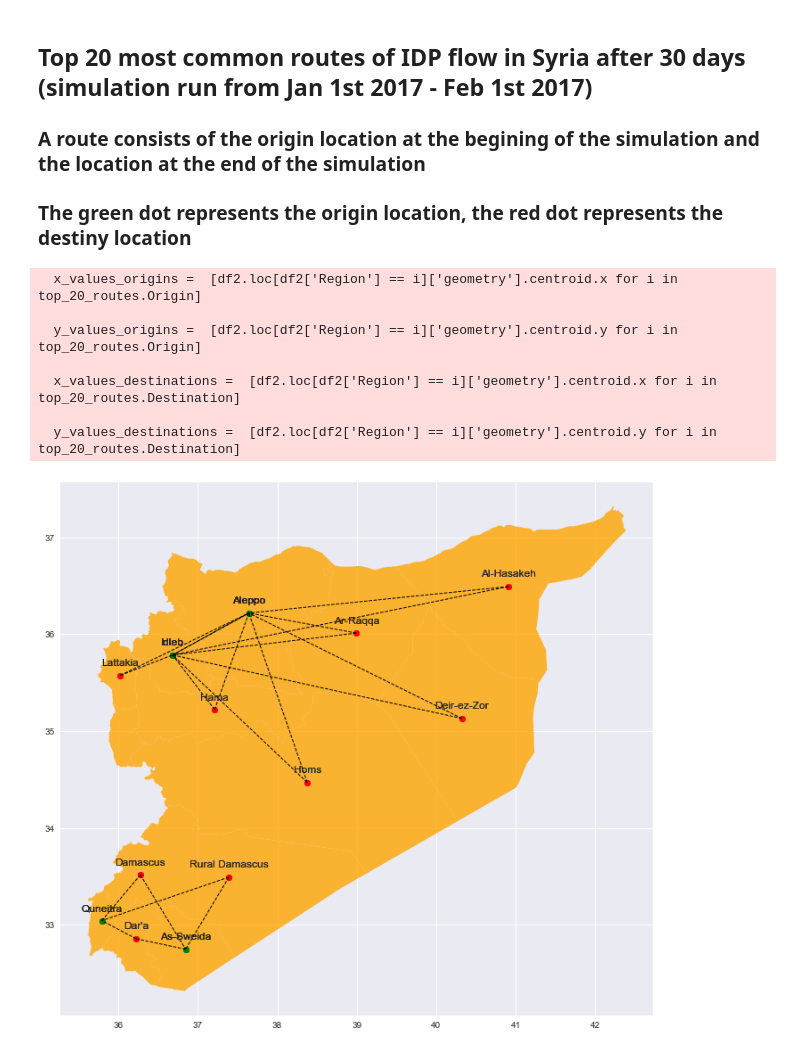
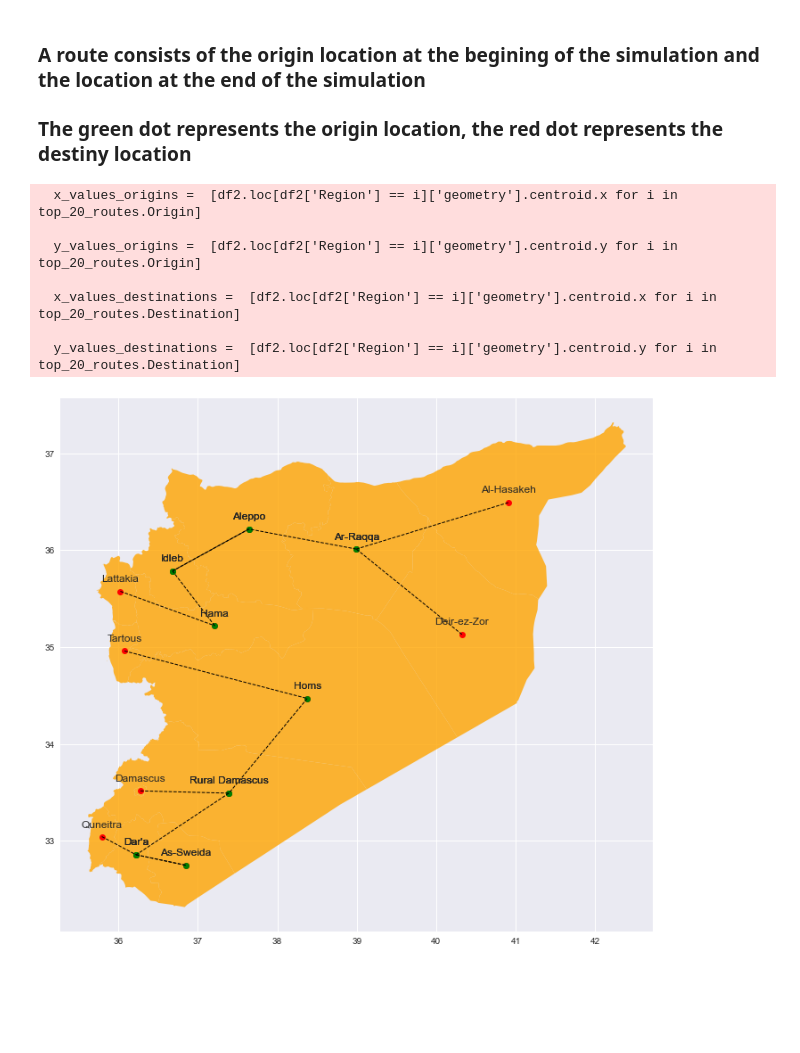
Before and after one commit to VRibeiro01/BA_V_Ribeiro, a Jupyter notebook: Notebooks/analyse_IDP_validation_output.ipynb, the cells around one changed output. Saved outputs shown, nothing was run; the diff lists cells and outputs as text; code cells hidden in the pictures; blank space fills up the shorter version.

```diff
--- a/Notebooks/analyse_IDP_validation_output.ipynb
+++ b/Notebooks/analyse_IDP_validation_output.ipynb
@@ -43,9 +57,16 @@ df_merge_initPop.plot(ax=ax, column='InitPop',cmap='Reds', legend=True)
 # %%
-import pandas as pd
-df_initPop1 = pd.read_csv('data/SyrInitPop.12.csv')
-df_merge_initPop  = df2.merge(df_initPop1, on='Region', how='left')
+df2 = gpd.read_file('data/syria/syrian_districts_3.geojson')
+df2.rename(columns = {'ADM3_EN':'Region'}, inplace = True)
+df_refPop = pd.read_csv('data/SyrRefPop_scen3.csv')
+
+
+#-----------------------------------------------------------
+df_merge_refPop  = df2.merge(df_refPop, on='Region', how='left')
+
 plt.style.use('seaborn')
-plt.rcParams['figure.figsize'] = [16, 11]
+plt.rcParams['figure.figsize'] = [14, 9]
 fig, ax = plt.subplots()
-df_merge_initPop.plot(ax=ax, column='InitPop',cmap='Reds', legend=True)
+df_merge_refPop.plot(ax=ax, column='RefPop', cmap='Reds',legend=True)
+#df_merge_initPop.plot(ax=ax, column='InitPop', cmap='Greens',legend=True)
+fig.savefig("scen3_adm3.png")
 # %% [output]
@@ -58,9 +73,0 @@ df_merge_initPop.plot(ax=ax, column='InitPop',cmap='Reds', legend=True)
-# %%
-df_refPop = pd.read_csv('data/SyrRefPop.12_01_02.csv')
-df_merge_refPop  = df2.merge(df_refPop, on='Region', how='left')
-plt.style.use('seaborn')
-plt.rcParams['figure.figsize'] = [16, 11]
-fig, ax = plt.subplots()
-df_merge_refPop = df_merge_refPop.sort_values('RefPop')
-df_merge_refPop.plot.bar(x='Region', y='RefPop')
-df_merge_refPop.plot(ax=ax, column='RefPop', cmap='Reds',legend=True)
@@ -73,9 +73,0 @@ df_merge_refPop.plot(ax=ax, column='RefPop', cmap='Reds',legend=True)
-# %%
-df_refPop = pd.read_csv('data/SyrRefPop.100_01_03.csv')
-df_merge_refPop  = df2.merge(df_refPop, on='Region', how='left')
-plt.style.use('seaborn')
-plt.rcParams['figure.figsize'] = [16, 11]
-fig, ax = plt.subplots()
-df_merge_refPop = df_merge_refPop.sort_values('RefPop')
-df_merge_refPop.plot.bar(x='Region', y='RefPop')
-df_merge_refPop.plot(ax=ax, column='RefPop', cmap='Reds',legend=True)
@@ -86,6 +78,7 @@ df_merge_refPop.plot(ax=ax, column='RefPop', cmap='Reds',legend=True)
 # %%
-df_routes = pd.read_csv('data/SyrRoutes.csv')
+df_routes = pd.read_csv('data/syria/scenario/SyrRoutes.scen4_mar.csv')
 df_routes = df_routes[df_routes.Number > 0]
-top_20_routes = df_routes.nlargest(20, 'Number').reset_index()
+df_routes = df_routes[df_routes['Origin'] != df_routes['Destination']]
+top_20_routes = df_routes.loc[df_routes.groupby('Origin')['Number'].idxmax()]
 top_20_routes
 # %% [output]
@@ -109,5 +100,5 @@ top_20_routes
 # %% [markdown]
-## Top 20 most common routes of IDP flow in Syria after 30 days (simulation run from Jan 1st 2017 - Feb 1st 2017)
+
 ### A route consists of the origin location at the begining of the simulation and the location at the end of the simulation
 
 ### The green dot represents the origin location, the red dot represents the destiny location
@@ -115,6 +106,8 @@ top_20_routes
 plt.style.use('seaborn')
 plt.rcParams['figure.figsize'] = [16, 11]
 fig, ax = plt.subplots()
+df2 = gpd.read_file('data/syria/syrian_districts_1.geojson')
+df2.rename(columns = {'ADM1_EN':'Region'}, inplace = True)
 df2.plot(ax=ax, color='orange', alpha=0.8)
 
 
@@ -147,31 +140,31 @@ for i, j, l in zip(x_values_origins, y_values_origins, names_origins):
 
 for i, j, l in zip(x_values_destinations, y_values_destinations, names_destinations):
     ax.text(
        x=i,
        y=float(j) + 0.1,
        s=l,
        fontsize = 12,
        ha = "center",
        )
 
     ax.plot(
         i,
         j,
         marker = "o",
         c = "green",
         alpha = 1.0
         )
 
 
 
 for i, j, l, t in zip(x_values_origins, x_values_destinations, y_values_origins, y_values_destinations):
     plt.plot([i,j], [l,t], linewidth = 1, linestyle = "--", color = "black")
 # %% [output]
   x_values_origins =  [df2.loc[df2['Region'] == i]['geometry'].centroid.x for i in top_20_routes.Origin]
 
   y_values_origins =  [df2.loc[df2['Region'] == i]['geometry'].centroid.y for i in top_20_routes.Origin]
 
   x_values_destinations =  [df2.loc[df2['Region'] == i]['geometry'].centroid.x for i in top_20_routes.Destination]
 
   y_values_destinations =  [df2.loc[df2['Region'] == i]['geometry'].centroid.y for i in top_20_routes.Destination]
-[figure, old version]
+[figure, new version]
```
Also changed, not shown: parts of 22 cells of this notebook, 4 other files.
